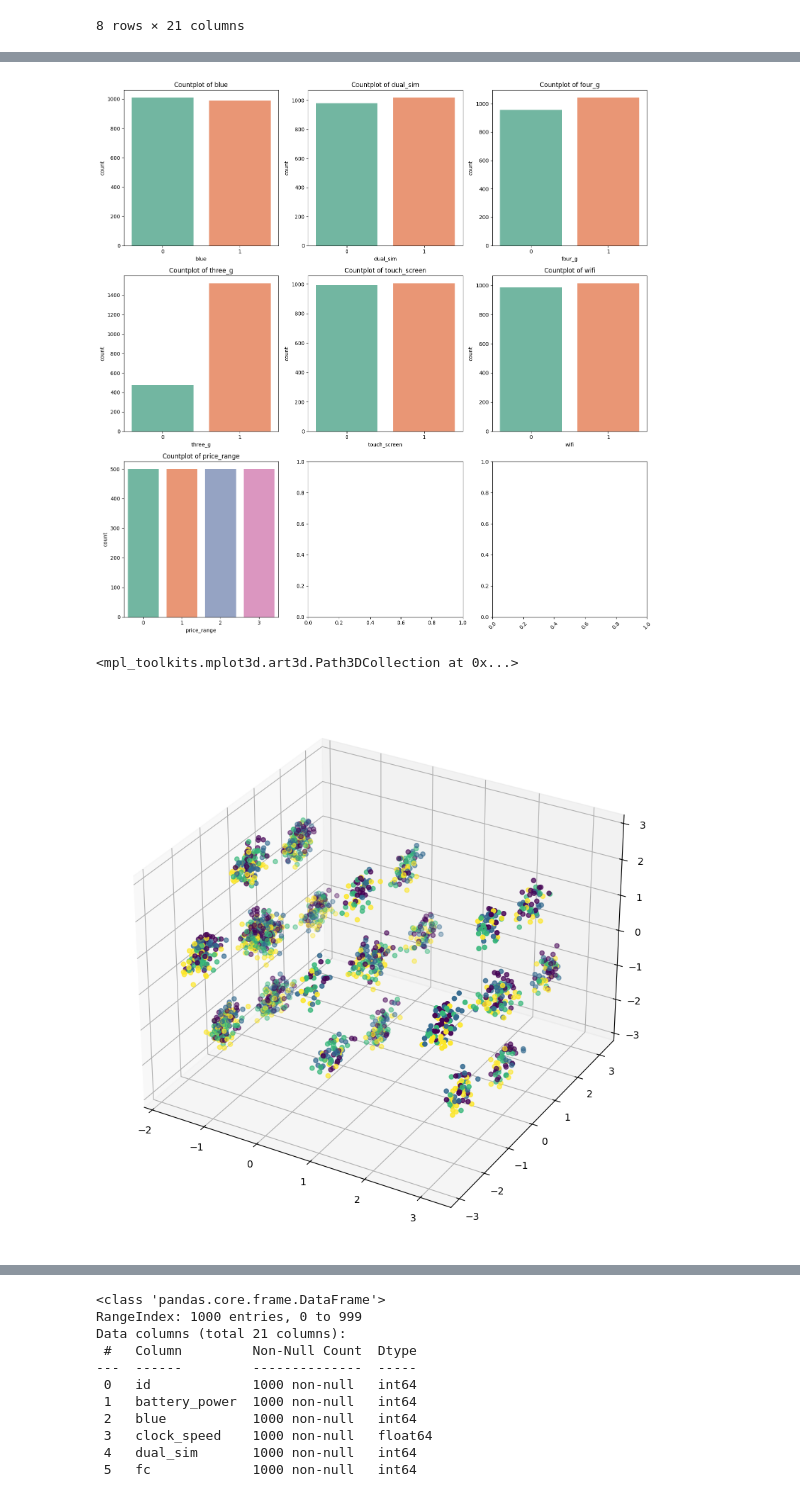
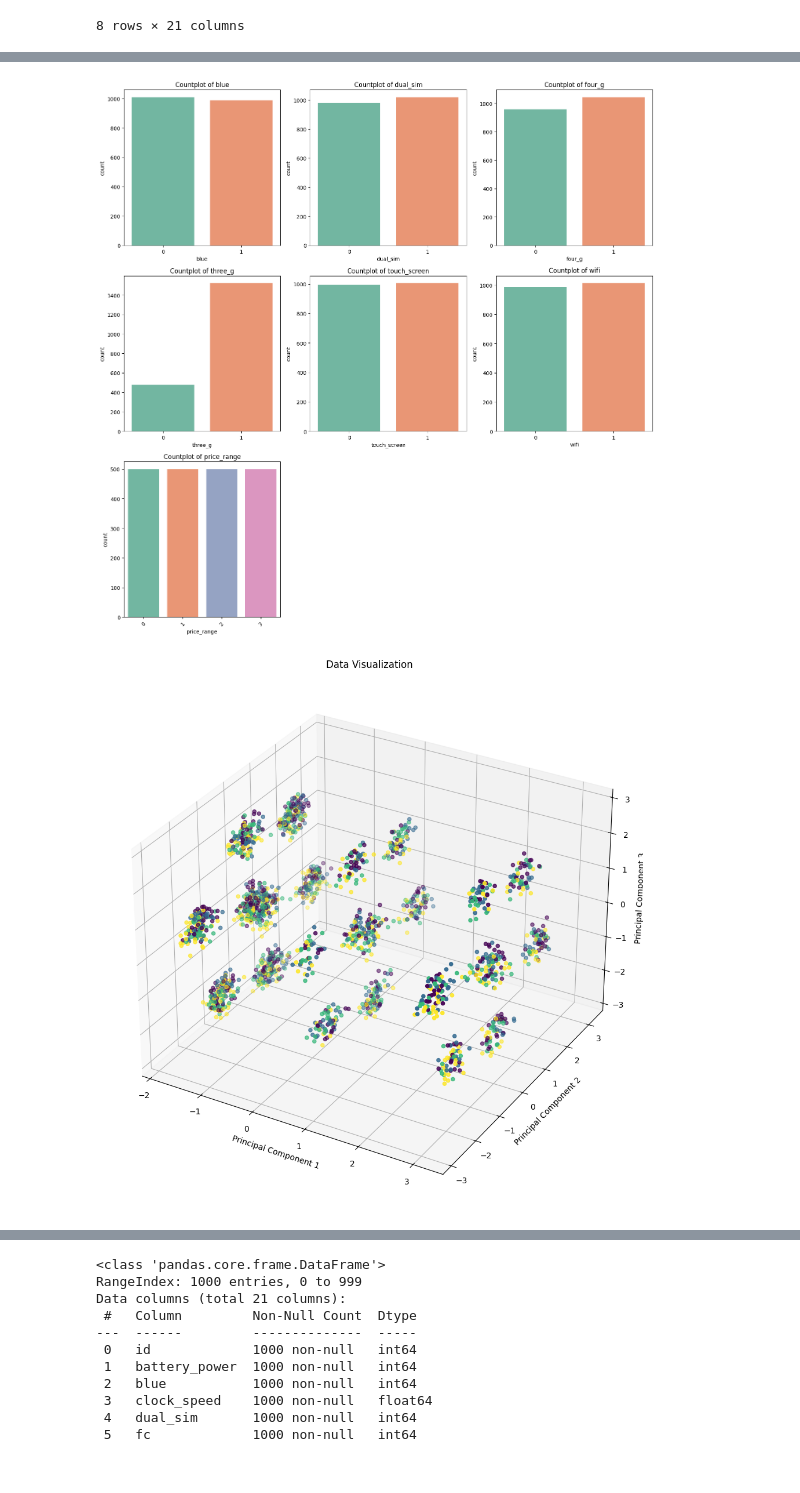
Before and after one commit to dangth2004/Machine-Learning, a Jupyter notebook: mobile_price_prediction/mobile_price.ipynb, the cells around one changed output, grey strips where cells are left out. Drawn from its saved outputs; the diff is of its cells as text; code cells hidden in the pictures.

```diff
--- a/mobile_price_prediction/mobile_price.ipynb
+++ b/mobile_price_prediction/mobile_price.ipynb
@@ -115,27 +136,37 @@ plt.show()
 # %%
-columns = ["blue", "dual_sim", "four_g", "three_g", "touch_screen", "wifi", "price_range"]
+data = ["blue", "dual_sim", "four_g", "three_g", "touch_screen", "wifi", "price_range"]
 
-fig, axes = plt.subplots(3, 3, figsize=(15, 15))
+figs, axes = plt.subplots(3, 3, figsize=(15, 15))
 axes = axes.flatten()
 
-for i, col in enumerate(columns):
+for i, col in enumerate(data):
     sns.countplot(data=train_set, x=col, hue=col, ax=axes[i], palette="Set2", legend=False)
     axes[i].set_title(f"Countplot of {col}")
+
+for j in range(i + 1, len(axes)):
+    figs.delaxes(axes[j])
 
 plt.xticks(rotation=45)
 plt.tight_layout()
 plt.show()
 # %% [output]
-[figure, old version]
+[figure, new version]
 # %%
+from sklearn.model_selection import train_test_split
+from sklearn.preprocessing import StandardScaler, OneHotEncoder
+
+x_data = train_set.drop('price_range', axis=1)
+x_data = StandardScaler().fit_transform(x_data)  # Standardize data
+y_data = train_set['price_range']
+
 # One-hot encoding
 one_hot_encoder = OneHotEncoder(sparse_output=False, handle_unknown='ignore')
 categorical_features = ["blue", "dual_sim", "four_g", "three_g", "touch_screen", "wifi"]
-original_train = train_set.drop('price_range', axis=1)
-encoded_train = one_hot_encoder.fit_transform(original_train[categorical_features])
-train_df = pd.DataFrame(encoded_train, columns=one_hot_encoder.get_feature_names_out(categorical_features))
-numerical_features_train = original_train.drop(categorical_features, axis=1)
-x_data = pd.concat([numerical_features_train, train_df], axis=1)
+original = train_set.drop('price_range', axis=1)
+encoded = one_hot_encoder.fit_transform(original[categorical_features])
+train_df = pd.DataFrame(encoded, columns=one_hot_encoder.get_feature_names_out(categorical_features))
+numerical_features = original.drop(categorical_features, axis=1)
+x_data = pd.concat([numerical_features, train_df], axis=1)
 
 # Standardize the data after one-hot encoding
 x_data = StandardScaler().fit_transform(x_data)
@@ -143,19 +174,25 @@ x_data = StandardScaler().fit_transform(x_data)
 # Split train set and evaluation set
 x_train, x_test, y_train, y_test = train_test_split(x_data, y_data, test_size=0.2, random_state=42)
 # %%
+from sklearn.decomposition import PCA
+
 # Dimensional reduction
 pca = PCA(n_components=3, random_state=42)
 x_data_pca = pca.fit_transform(x_data)
 
 # Data Visualization
 pca_x = x_data_pca[:, 0]
 pca_y = x_data_pca[:, 1]
 pca_z = x_data_pca[:, 2]
 
-fig = plt.figure(figsize=(10, 10))
+fig = plt.figure(figsize=(12, 12))
 ax = fig.add_subplot(111, projection='3d')
 ax.scatter(pca_x, pca_y, pca_z, c=y_data, cmap='viridis')
+ax.set_title('Data Visualization')
+ax.set_xlabel('Principal Component 1')
+ax.set_ylabel('Principal Component 2')
+ax.set_zlabel('Principal Component 3')
+plt.show()
 # %% [output]
-<mpl_toolkits.mplot3d.art3d.Path3DCollection at 0x...>
-[figure, old version]
+[figure, new version]
 # %%
```
Also changed, not shown: parts of 17 cells of this notebook.
